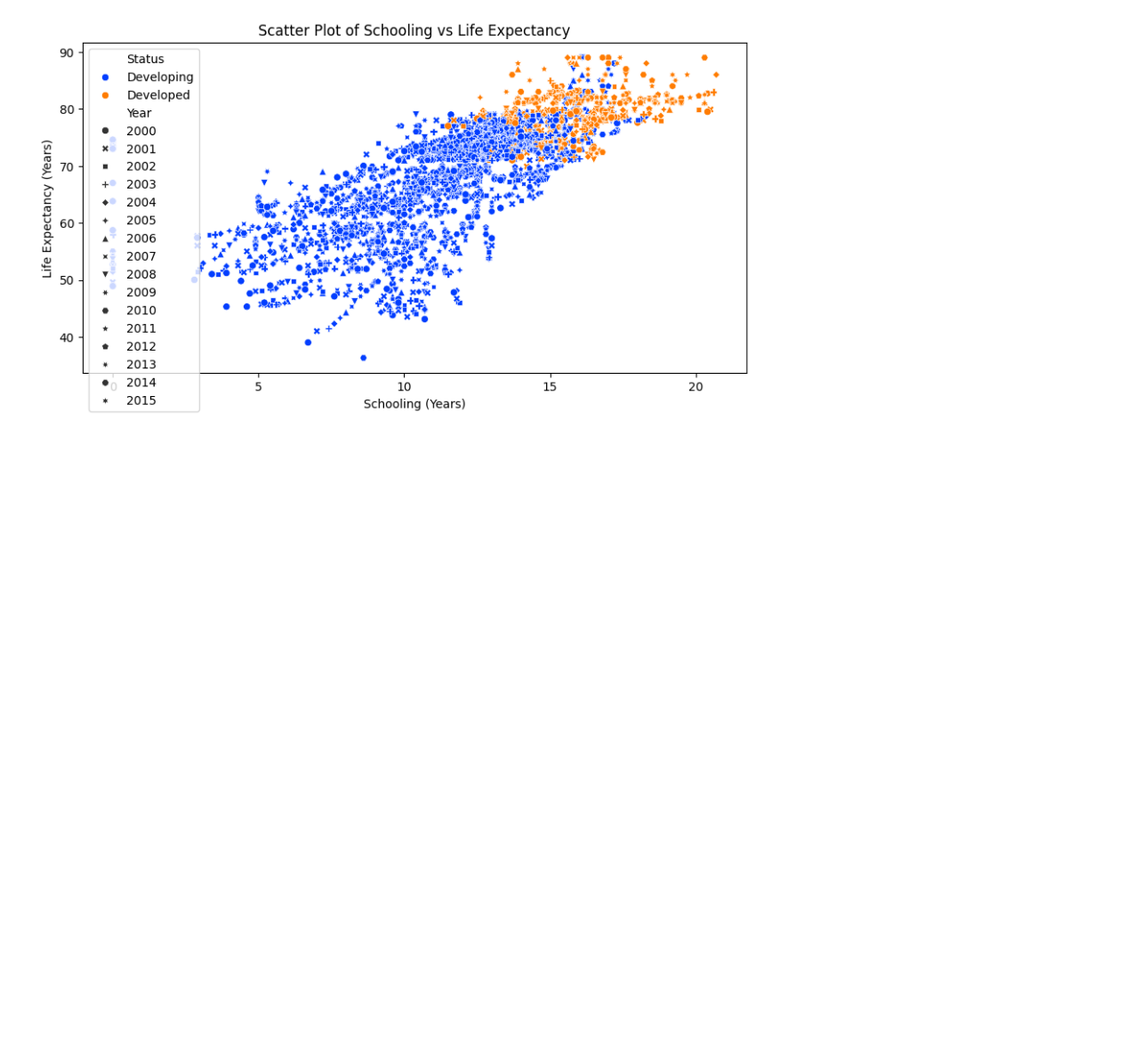
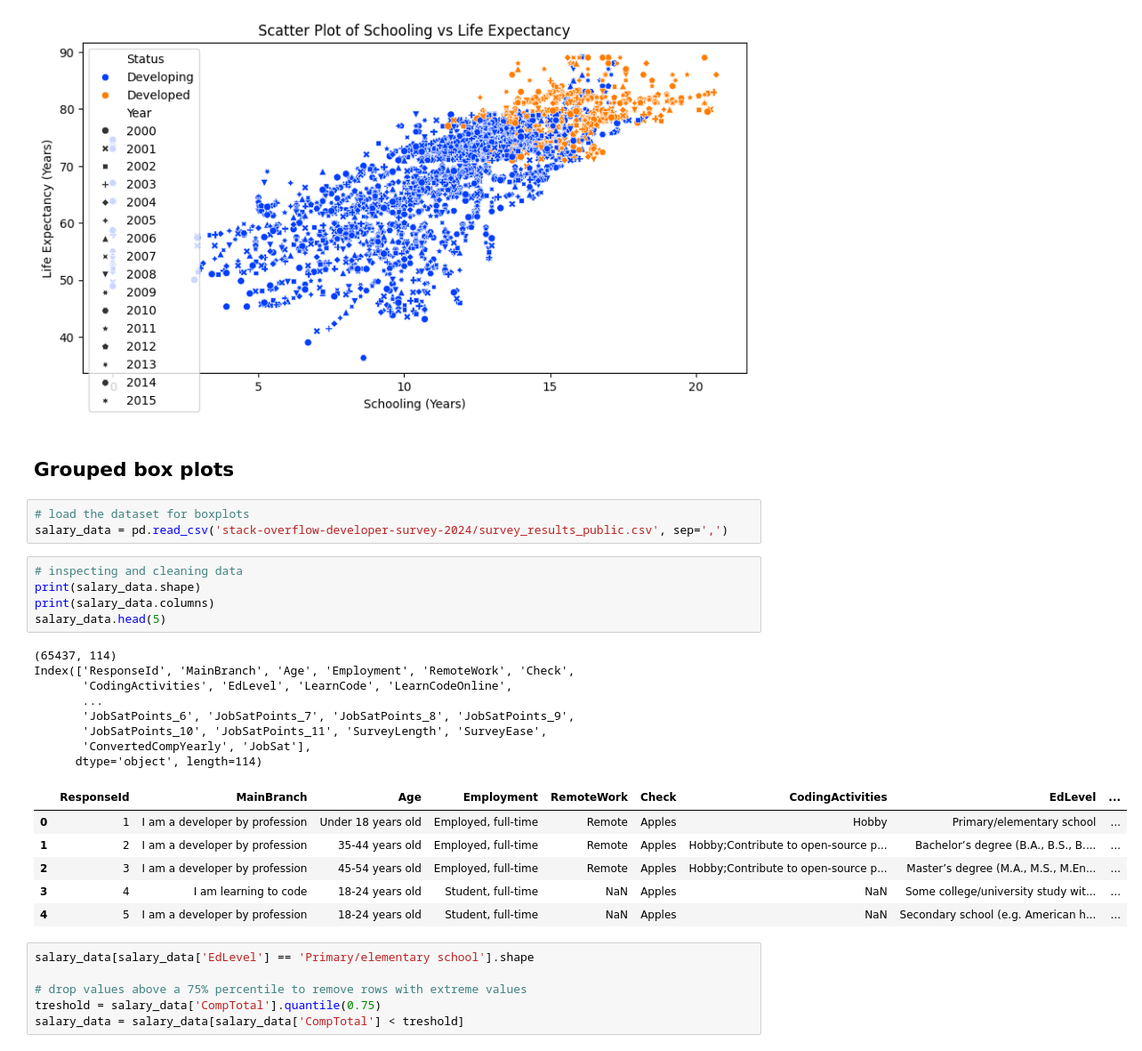
Before and after one commit to 7086600/visualizing_multivariate_relationships_topic, a Jupyter notebook: visualizing_multivariate_relationships_topic.ipynb, the cells around one changed output. Shown: that part at 89% size. Drawn from its saved outputs; the diff is of its cells as text; blank space fills up the shorter version.

```diff
--- a/visualizing_multivariate_relationships_topic.ipynb
+++ b/visualizing_multivariate_relationships_topic.ipynb
@@ -81,3 +81,34 @@ plt.show()
 # it's possible to use size as a visual cue, but it is not recommended for scatter plots with more than 3 variables
 # %% [output]
 [figure]
+# %% [markdown]
+## Grouped box plots
+# %%
+# load the dataset for boxplots
+salary_data = pd.read_csv('stack-overflow-developer-survey-2024/survey_results_public.csv', sep=',')
+# %%
+# inspecting and cleaning data
+print(salary_data.shape)
+print(salary_data.columns)
+salary_data.head(5)
+# %% [output]
+(65437, 114)
+Index(['ResponseId', 'MainBranch', 'Age', 'Employment', 'RemoteWork', 'Check',
+       'CodingActivities', 'EdLevel', 'LearnCode', 'LearnCodeOnline',
+       ...
+       'JobSatPoints_6', 'JobSatPoints_7', 'JobSatPoints_8', 'JobSatPoints_9',
+       'JobSatPoints_10', 'JobSatPoints_11', 'SurveyLength', 'SurveyEase',
+       'ConvertedCompYearly', 'JobSat'],
+      dtype='object', length=114)
+|  | ResponseId | MainBranch | Age | Employment | RemoteWork | Check | CodingActivities | EdLevel | ... |
+| 0 | 1 | I am a developer by profession | Under 18 years old | Employed, full-time | Remote | Apples | Hobby | Primary/elementary school | ... |
+| 1 | 2 | I am a developer by profession | 35-44 years old | Employed, full-time | Remote | Apples | Hobby;Contribute to open-source p... | Bachelor’s degree (B.A., B.S., B.... | ... |
+| 2 | 3 | I am a developer by profession | 45-54 years old | Employed, full-time | Remote | Apples | Hobby;Contribute to open-source p... | Master’s degree (M.A., M.S., M.En... | ... |
+| 3 | 4 | I am learning to code | 18-24 years old | Student, full-time | NaN | Apples | NaN | Some college/university study wit... | ... |
+| 4 | 5 | I am a developer by profession | 18-24 years old | Student, full-time | NaN | Apples | NaN | Secondary school (e.g. American h... | ... |
+# %%
+salary_data[salary_data['EdLevel'] == 'Primary/elementary school'].shape
+
+# drop values above a 75% percentile to remove rows with extreme values
+treshold = salary_data['CompTotal'].quantile(0.75)
+salary_data = salary_data[salary_data['CompTotal'] < treshold]
```
Also changed, not shown: parts of 3 cells of this notebook, 3 other files.
